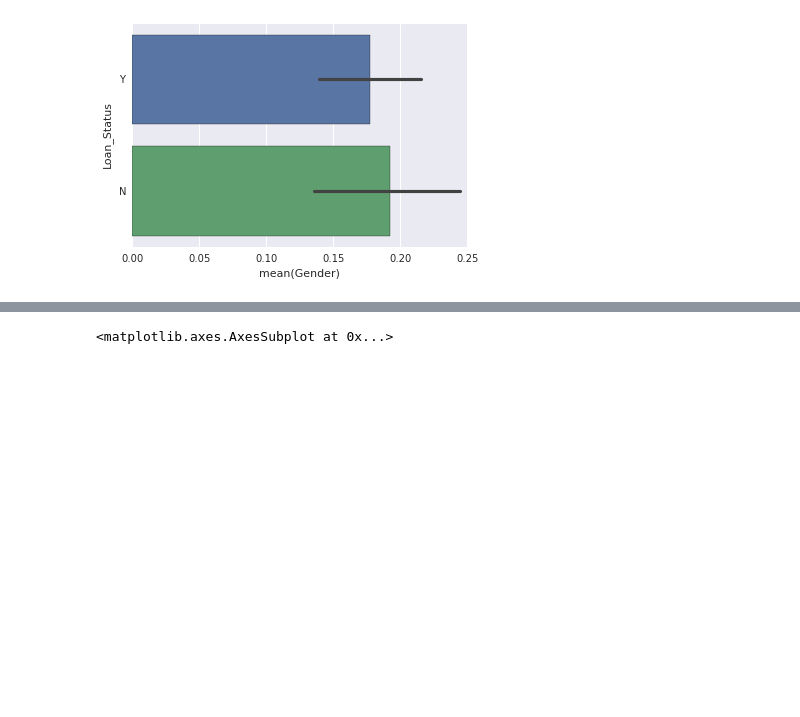
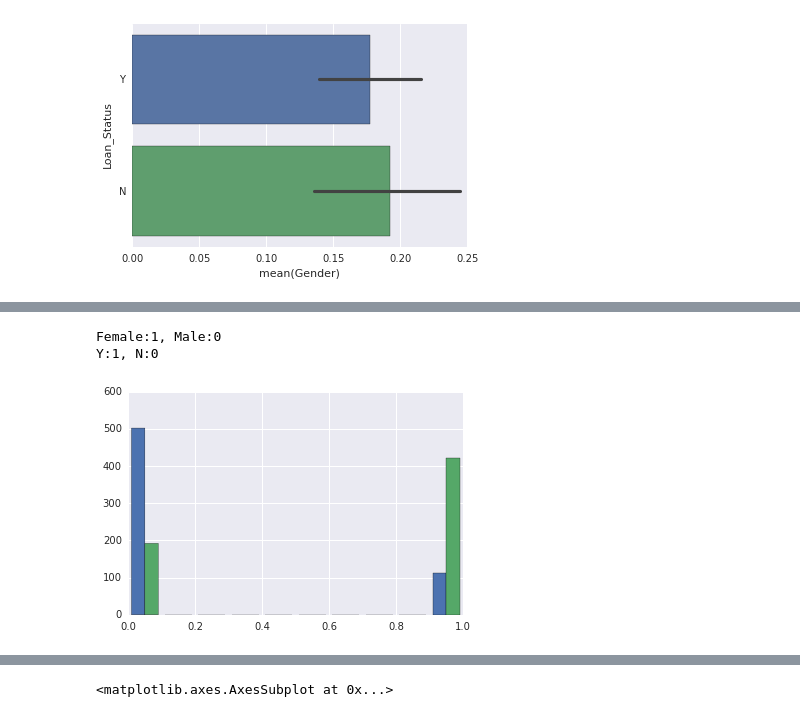
Before and after one commit to manprets/loan_prediction, a Jupyter notebook: loan_prediction.ipynb, the cells around one changed output, grey strips where cells are left out. Drawn from its saved outputs; the diff is of its cells as text; code cells hidden in the pictures; blank space fills up the shorter version.

```diff
--- a/loan_prediction.ipynb
+++ b/loan_prediction.ipynb
@@ -251,3 +361,12 @@ sns.barplot(x='Gender',y='Loan_Status',data=train)
+# %%
+print "Female:1, Male:0"
+print "Y:1, N:0"
+plt.hist([train.Gender, train.Loan_Status.map({'Y':1,'N':0})])
+plt.show()
+# %% [output]
+Female:1, Male:0
+Y:1, N:0
+[figure, added]
 # %%
 train.describe()
 # %% [output]
```
Also changed, not shown: parts of 35 cells of this notebook.
